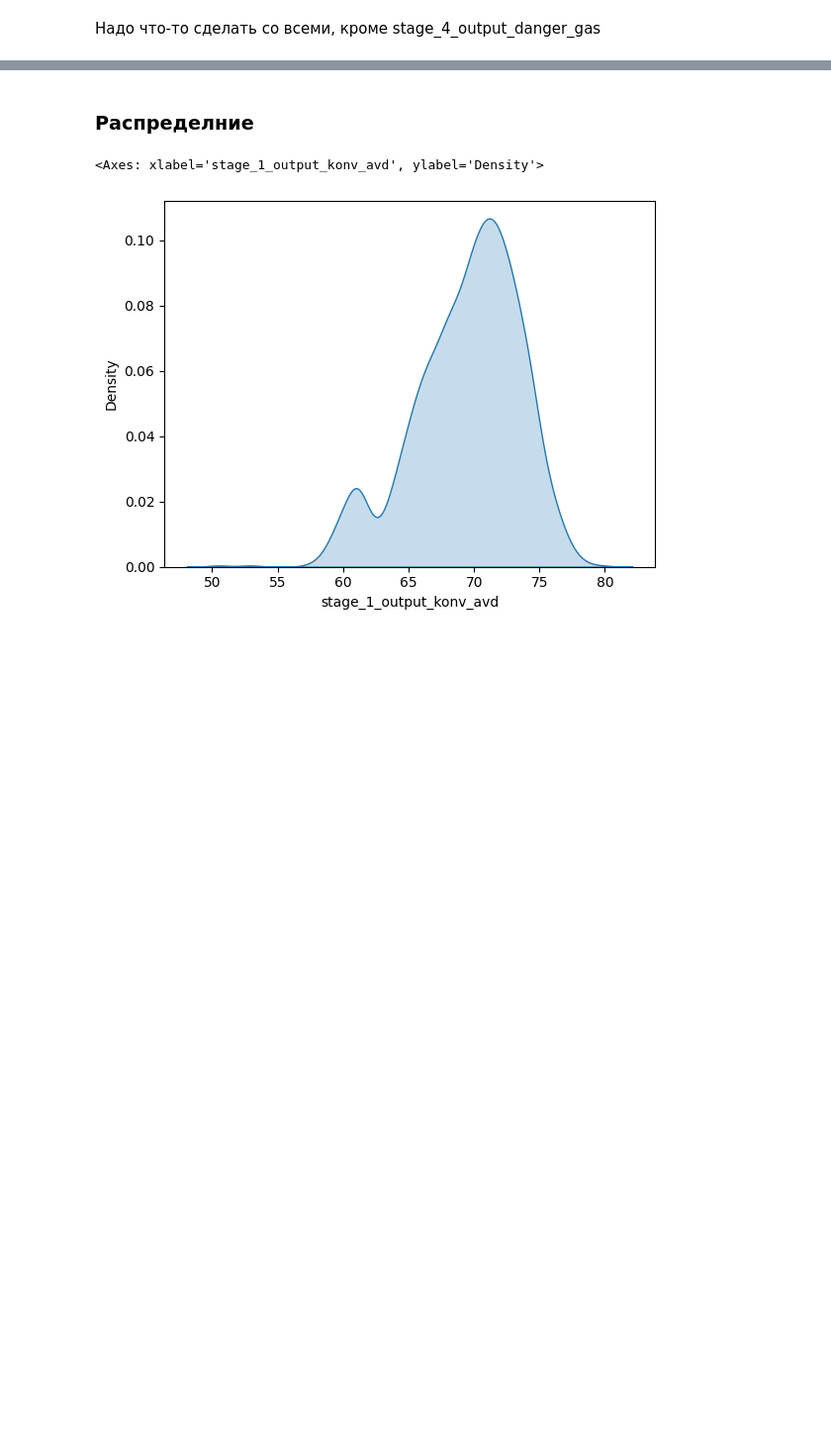
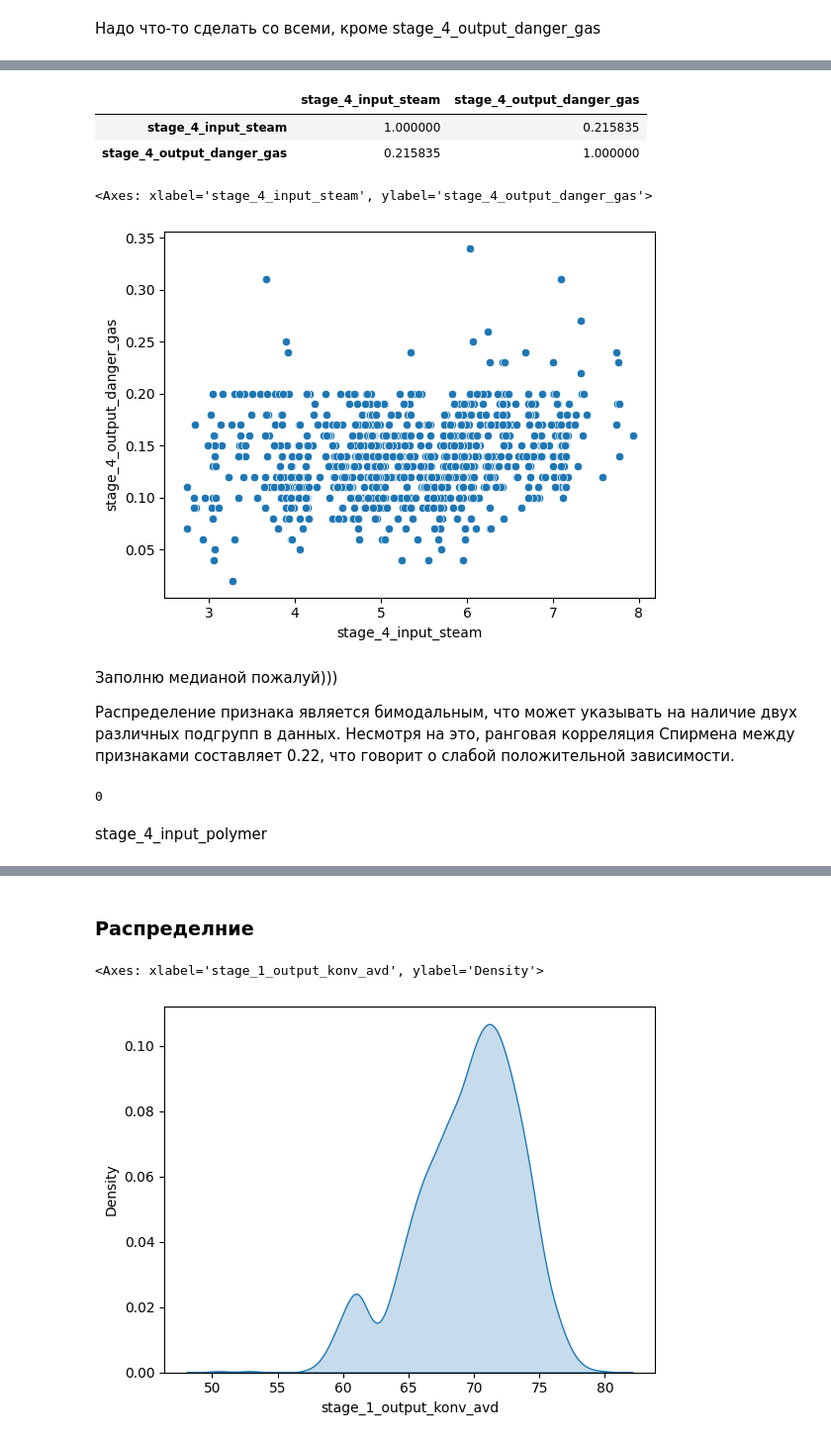
Before and after one commit to nericovich/project, a Jupyter notebook: main.ipynb, the cells around one changed output, grey strips where cells are left out. Shown at 99% size. Saved outputs shown, nothing was run; the diff lists cells and outputs as text; code cells hidden in the pictures; blank space fills up the shorter version.

```diff
--- a/main.ipynb
+++ b/main.ipynb
@@ -71,0 +173,22 @@ dtype: int64
+# %%
+df[['stage_4_input_steam', 'stage_4_output_danger_gas']].corr(method='spearman')
+# %% [output]
+|  | stage_4_input_steam | stage_4_output_danger_gas |
+| stage_4_input_steam | 1.000000 | 0.215835 |
+| stage_4_output_danger_gas | 0.215835 | 1.000000 |
+# %%
+sns.scatterplot(x='stage_4_input_steam', y='stage_4_output_danger_gas', data=df)
+# %% [output]
+<Axes: xlabel='stage_4_input_steam', ylabel='stage_4_output_danger_gas'>
+[figure, added]
+# %% [markdown]
+Заполню медианой пожалуй)))
+
+Распределение признака является бимодальным, что может указывать на наличие двух различных подгрупп в данных. Несмотря на это, ранговая корреляция Спирмена между признаками составляет 0.22, что говорит о слабой положительной зависимости.
+# %%
+df['stage_4_input_steam'] = df['stage_4_input_steam'].fillna(df['stage_4_input_steam'].median())
+df['stage_4_input_steam'].isna().sum()
+# %% [output]
+0
+# %% [markdown]
+stage_4_input_polymer
```
Also changed, not shown: parts of 29 cells of this notebook.
